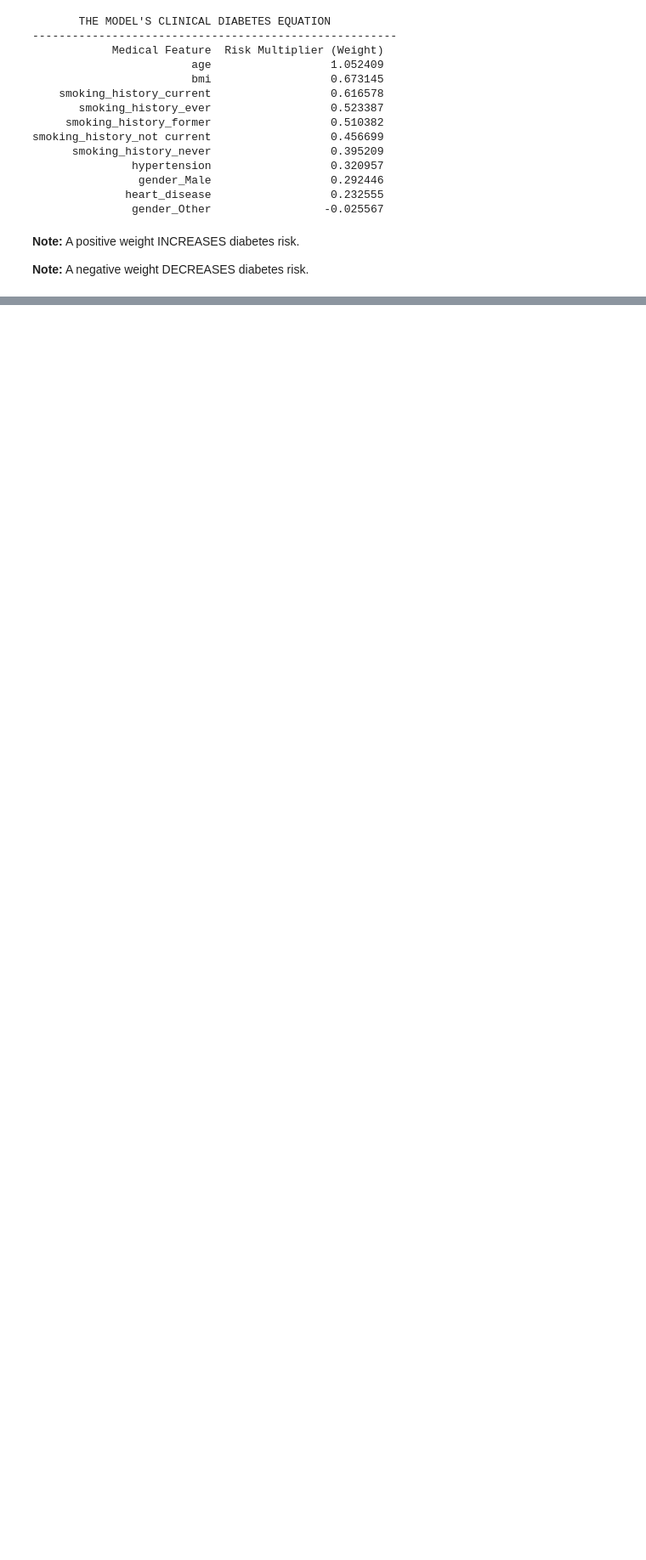
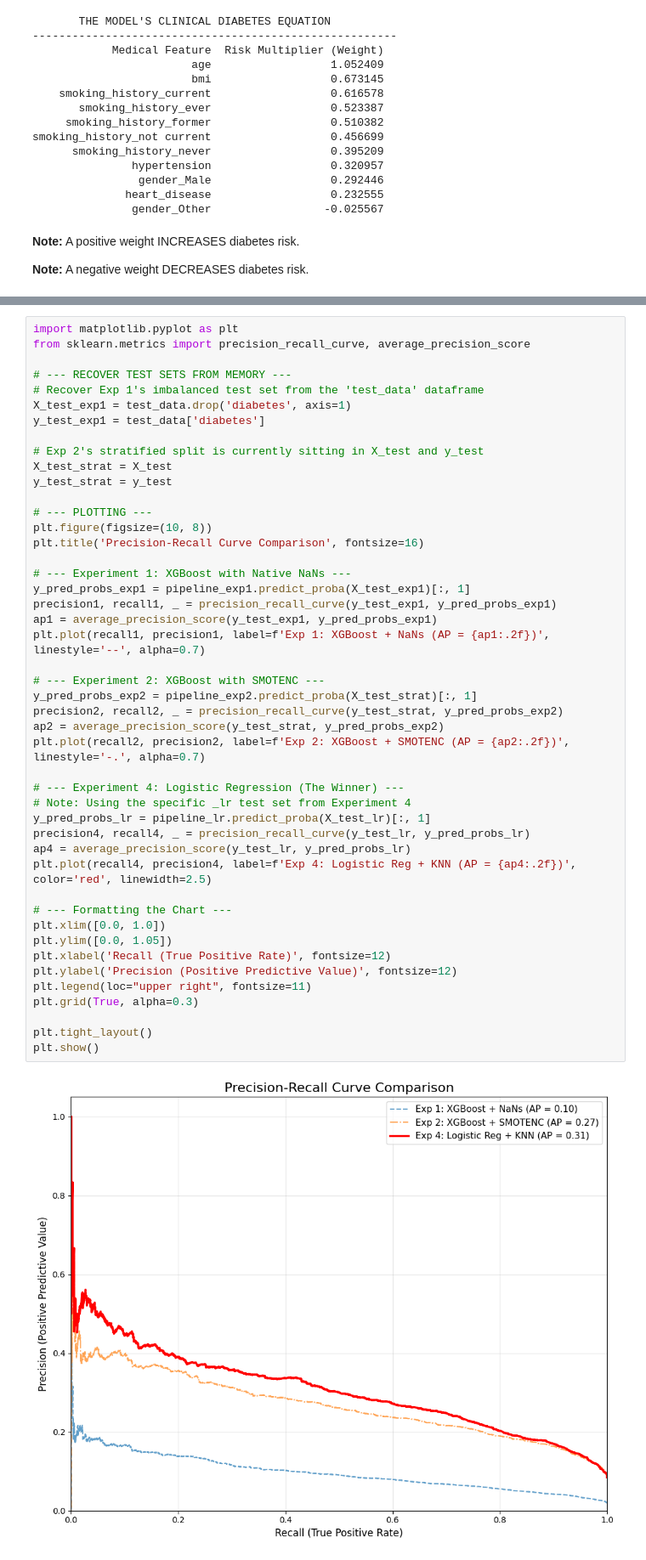
Before and after one commit to Frederick-Teye/ML-models, a Jupyter notebook: PI_Assignment_Final_Notebook.ipynb, the cells around one changed output, grey strips where cells are left out. Shown at 85% size. Cells and saved outputs as stored; diff of their text form; blank space fills up the shorter version.

```diff
--- a/PI_Assignment_Final_Notebook.ipynb
+++ b/PI_Assignment_Final_Notebook.ipynb
@@ -1367,0 +1664,48 @@ smoking_history_not current                  0.456699
+# %%
+import matplotlib.pyplot as plt
+from sklearn.metrics import precision_recall_curve, average_precision_score
+
+# --- RECOVER TEST SETS FROM MEMORY ---
+# Recover Exp 1's imbalanced test set from the 'test_data' dataframe
+X_test_exp1 = test_data.drop('diabetes', axis=1)
+y_test_exp1 = test_data['diabetes']
+
+# Exp 2's stratified split is currently sitting in X_test and y_test
+X_test_strat = X_test
+y_test_strat = y_test
+
+# --- PLOTTING ---
+plt.figure(figsize=(10, 8))
+plt.title('Precision-Recall Curve Comparison', fontsize=16)
+
+# --- Experiment 1: XGBoost with Native NaNs ---
+y_pred_probs_exp1 = pipeline_exp1.predict_proba(X_test_exp1)[:, 1]
+precision1, recall1, _ = precision_recall_curve(y_test_exp1, y_pred_probs_exp1)
+ap1 = average_precision_score(y_test_exp1, y_pred_probs_exp1)
+plt.plot(recall1, precision1, label=f'Exp 1: XGBoost + NaNs (AP = {ap1:.2f})', linestyle='--', alpha=0.7)
+
+# --- Experiment 2: XGBoost with SMOTENC ---
+y_pred_probs_exp2 = pipeline_exp2.predict_proba(X_test_strat)[:, 1]
+precision2, recall2, _ = precision_recall_curve(y_test_strat, y_pred_probs_exp2)
+ap2 = average_precision_score(y_test_strat, y_pred_probs_exp2)
+plt.plot(recall2, precision2, label=f'Exp 2: XGBoost + SMOTENC (AP = {ap2:.2f})', linestyle='-.', alpha=0.7)
+
+# --- Experiment 4: Logistic Regression (The Winner) ---
+# Note: Using the specific _lr test set from Experiment 4
+y_pred_probs_lr = pipeline_lr.predict_proba(X_test_lr)[:, 1]
+precision4, recall4, _ = precision_recall_curve(y_test_lr, y_pred_probs_lr)
+ap4 = average_precision_score(y_test_lr, y_pred_probs_lr)
+plt.plot(recall4, precision4, label=f'Exp 4: Logistic Reg + KNN (AP = {ap4:.2f})', color='red', linewidth=2.5)
+
+# --- Formatting the Chart ---
+plt.xlim([0.0, 1.0])
+plt.ylim([0.0, 1.05])
+plt.xlabel('Recall (True Positive Rate)', fontsize=12)
+plt.ylabel('Precision (Positive Predictive Value)', fontsize=12)
+plt.legend(loc="upper right", fontsize=11)
+plt.grid(True, alpha=0.3)
+
+plt.tight_layout()
+plt.show()
+# %% [output]
+[figure, added]
```
Also changed, not shown: parts of 14 cells of this notebook.
